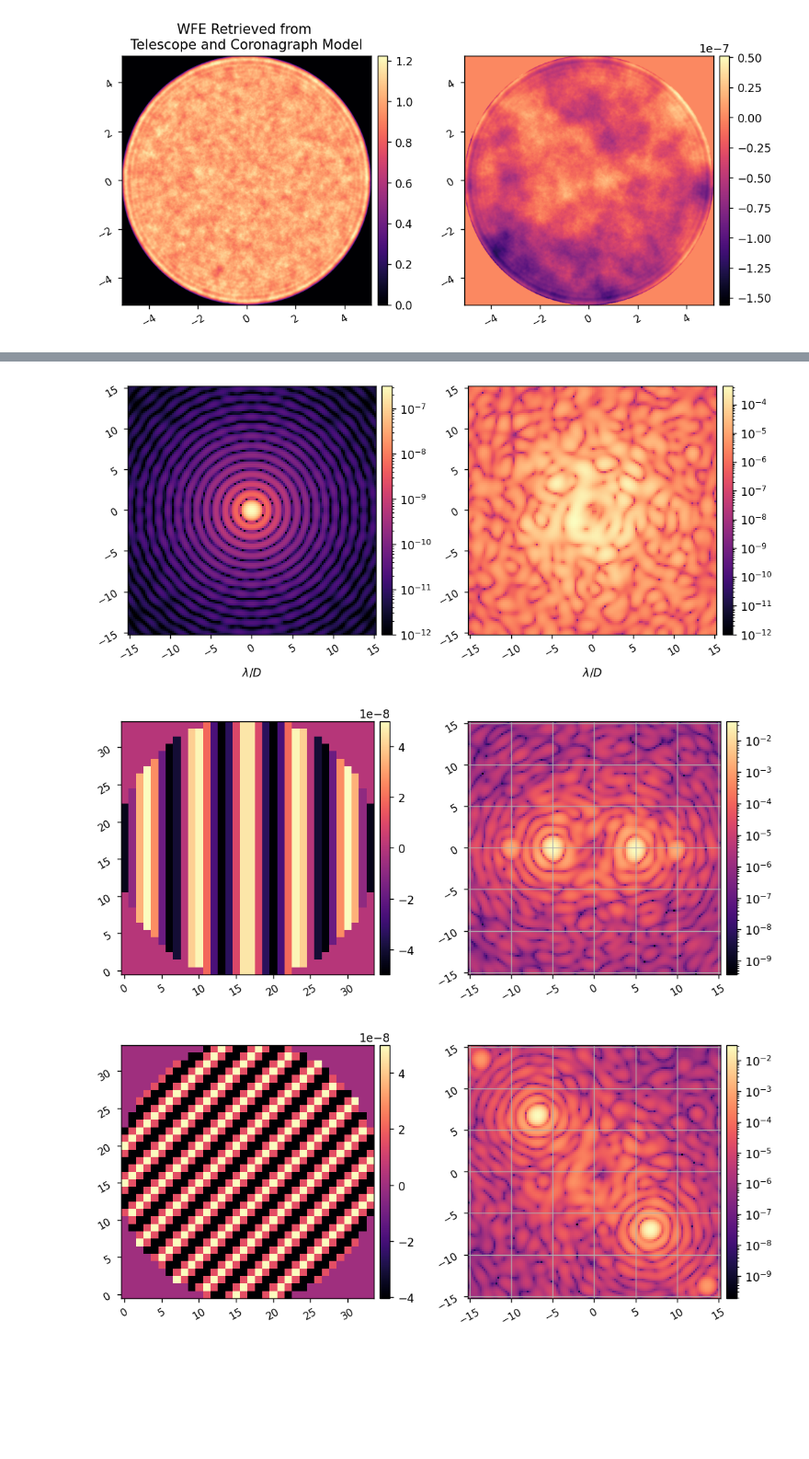
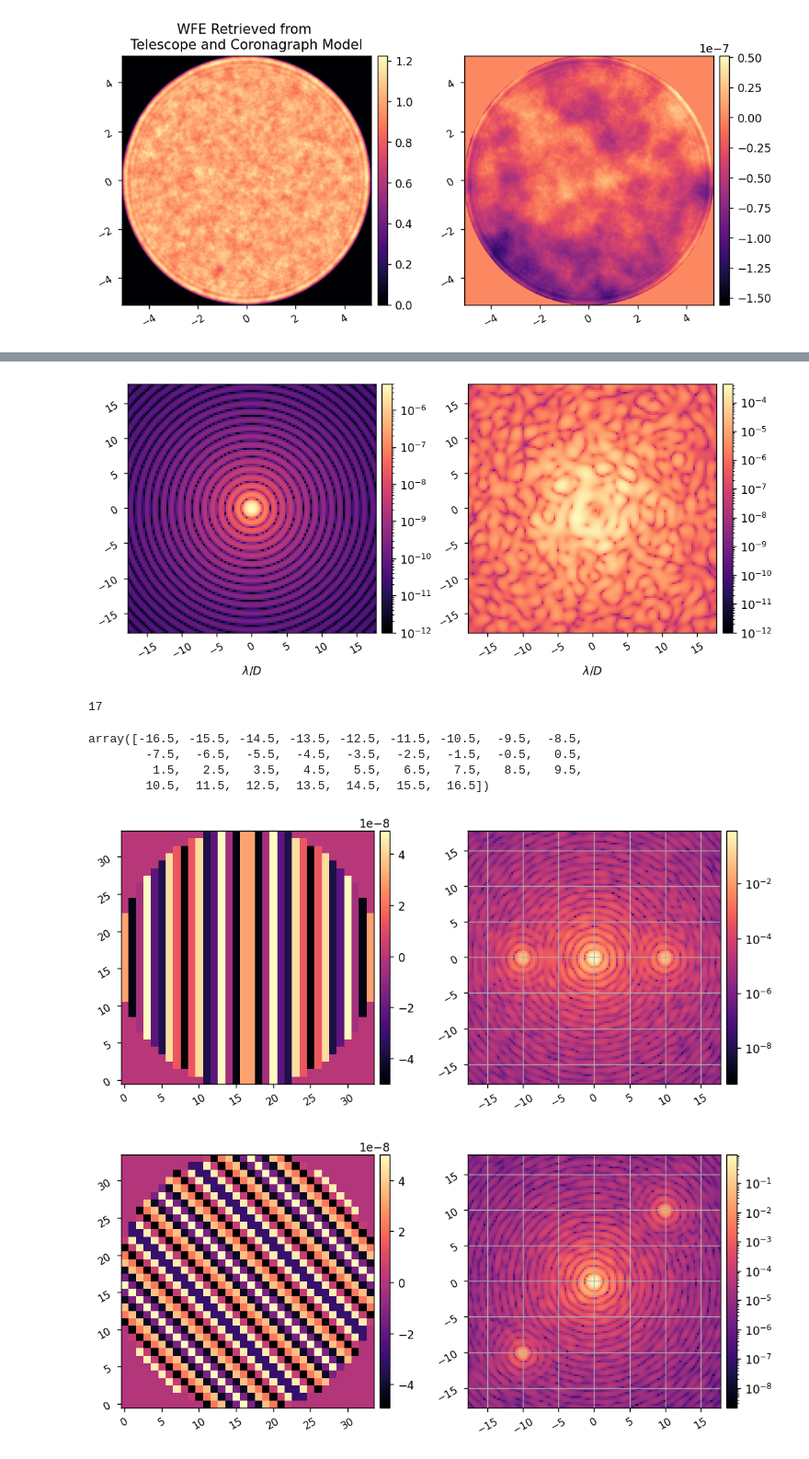
Before and after one commit to kian1377/apra-howfsc-models, a Jupyter notebook: test_compact_model.ipynb, the cells around one changed output, grey strips where cells are left out. Shown at 92% size. Saved outputs shown, nothing was run; the diff lists cells and outputs as text; code cells hidden in the pictures; blank space fills up the shorter version.

```diff
--- a/test_compact_model.ipynb
+++ b/test_compact_model.ipynb
@@ -25,12 +25,13 @@ reload(compact)
 
 from imshows import *
 
+pupil_diam = 10.2*u.mm
 wavelength_c = 650e-9*u.m
 
 reload(agpm)
 vortex = agpm.IdealAGPM(name='VVC', wavelength=wavelength_c, charge=6)
 focal_ratio = 350/500 # focal lengths of relay OAPs from DM pupil to
-lyot_diam = 6.069*u.mm / focal_ratio
+lyot_diam = 0.85 * pupil_diam
 lyot_stop = poppy.CircularAperture(name='Lyot Stop', radius=lyot_diam/2) # adjust by the ratio of focal lengths
 
 # Load in the pupil plane wfe from the compact model of the coronagraph
@@ -50,8 +83,8 @@ poppy_log.disabled = True
 reload(compact)
 c = compact.CORO()
 
-c.npix = 256
-c.oversample = 32
+c.npix = 512
+c.oversample = 16
 c.npsf = 128
 
 c.reset_dm()
@@ -59,9 +92,8 @@ c.reset_dm()
 c.RETRIEVED = None
 c.RETRIEVED = CORO_WFE
 
-im = c.snap()
-c.im_norm = im.max()
-norm_im = c.snap()
+c.im_norm = c.snap().max()
+ref_im = c.snap()
 
-imshow2(im, norm_im, lognorm=True, pxscl=c.psf_pixelscale_lamD)
+imshow1(ref_im, lognorm=True, pxscl=c.psf_pixelscale_lamD)
 # %% [output]
@@ -84,26 +120,42 @@ imshow2(occ_im_no_opds, occ_im_with_opds,
         pxscl=c.psf_pixelscale_lamD, xlabel='$\lambda/D$', lognorm=True,
         vmin1=1e-12, vmin2=1e-12)
 # %% [output]
-[figure, old version]
+[figure, new version]
+# %%
+c.Nact//2
+# %% [output]
+17
+# %%
+xpp = np.arange(-c.Nact//2, c.Nact//2) + 1/2
+xpp
+# %% [output]
+array([-16.5, -15.5, -14.5, -13.5, -12.5, -11.5, -10.5,  -9.5,  -8.5,
+        -7.5,  -6.5,  -5.5,  -4.5,  -3.5,  -2.5,  -1.5,  -0.5,   0.5,
+         1.5,   2.5,   3.5,   4.5,   5.5,   6.5,   7.5,   8.5,   9.5,
+        10.5,  11.5,  12.5,  13.5,  14.5,  15.5,  16.5])
 # %%
 poppy_log.disabled = True
 
+c.FPM = None
+c.LYOT = None
+
 Nact = c.Nact
-xpp = np.linspace(-c.Nact/2, c.Nact/2-1, c.Nact) + 1/2
+xpp = np.arange(-c.Nact//2, c.Nact//2) + 1/2
 ppx, ppy = np.meshgrid(xpp,xpp)
 
-separation = 5
 amp = 5e-8
+
+separation = 10
 com_1 = amp*np.cos(2*np.pi*ppx*separation/Nact)*c.dm_mask
-com_2 = amp*np.cos(2*np.pi*(ppx - ppy)/separation)*c.dm_mask
+com_2 = amp*np.cos(2*np.pi*(ppx + ppy)*separation/Nact)*c.dm_mask
 
 c.set_dm(com_1)
 im1 = c.snap()
 imshow2(c.get_dm(), im1, pxscl2=c.psf_pixelscale_lamD, lognorm2=True, grid2=True)
 
 c.set_dm(com_2)
 im2 = c.snap()
 imshow2(c.get_dm(), im2, pxscl2=c.psf_pixelscale_lamD, lognorm2=True, grid2=True)
 # %% [output]
-[figure, old version]
+[figure, new version]
-[figure, old version]
+[figure, new version]
```
Also changed, not shown: parts of 8 cells of this notebook, 10 other files.
